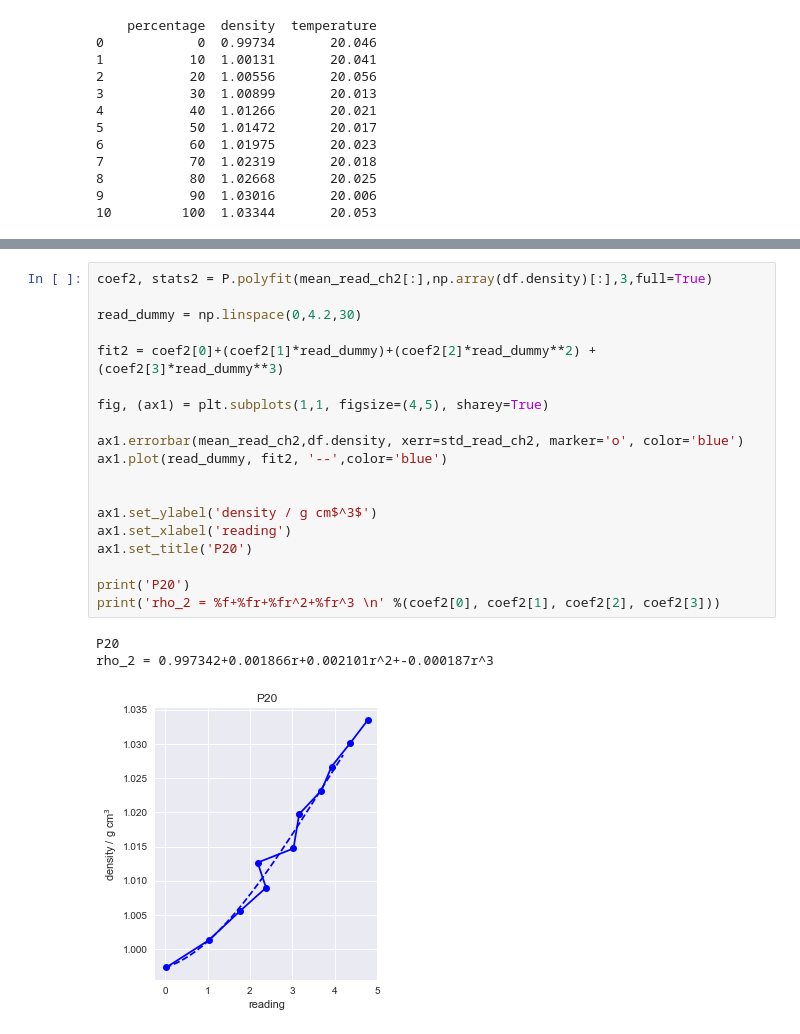
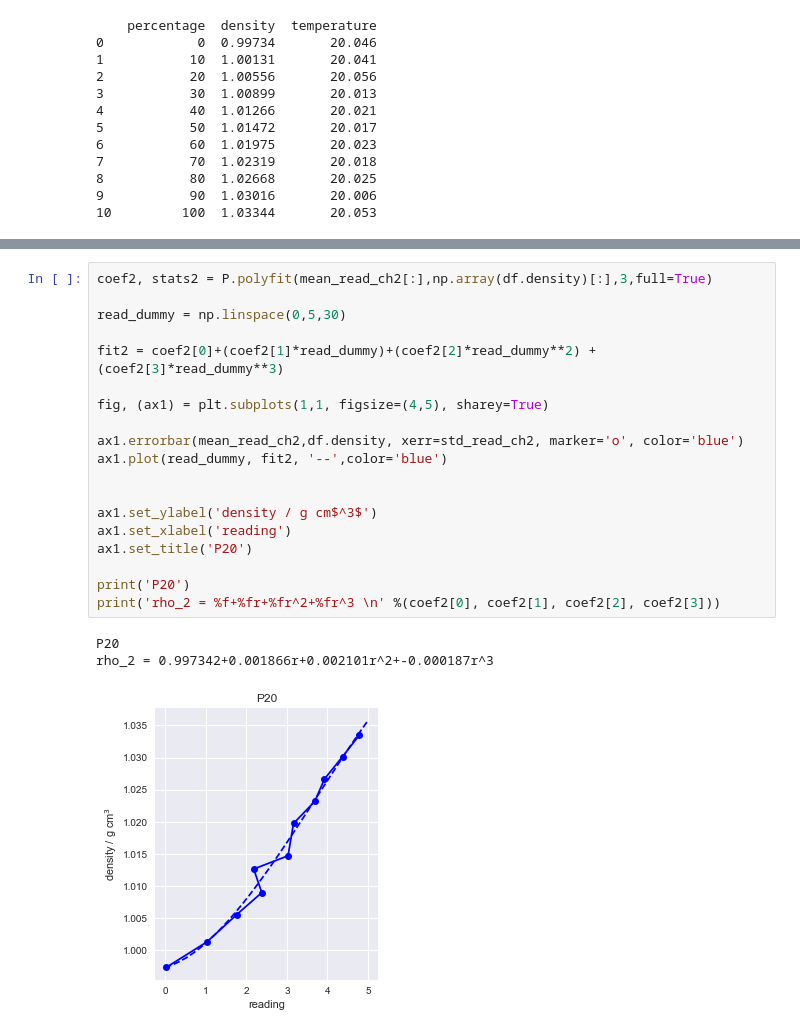
Before and after one commit to UBC-MOAD/MultipleCanyons, a Jupyter notebook: lab/Conduino/Calibration/notebooks/P20cm_probe_25apr19.ipynb, the cells around one changed output, grey strips where cells are left out. Drawn from its saved outputs; the diff is of its cells as text.

```diff
--- a/lab/Conduino/Calibration/notebooks/P20cm_probe_25apr19.ipynb
+++ b/lab/Conduino/Calibration/notebooks/P20cm_probe_25apr19.ipynb
@@ -98,23 +98,23 @@ Text(0.5,1,'CH2 - P20')
 # %%
 coef2, stats2 = P.polyfit(mean_read_ch2[:],np.array(df.density)[:],3,full=True)
 
-read_dummy = np.linspace(0,4.2,30)
+read_dummy = np.linspace(0,5,30)
 
 fit2 = coef2[0]+(coef2[1]*read_dummy)+(coef2[2]*read_dummy**2) + (coef2[3]*read_dummy**3)
 
 fig, (ax1) = plt.subplots(1,1, figsize=(4,5), sharey=True)
 
 ax1.errorbar(mean_read_ch2,df.density, xerr=std_read_ch2, marker='o', color='blue')
 ax1.plot(read_dummy, fit2, '--',color='blue')
 
 
 ax1.set_ylabel('density / g cm$^3$')
 ax1.set_xlabel('reading')
 ax1.set_title('P20')
 
 print('P20')
 print('rho_2 = %f+%fr+%fr^2+%fr^3 \n' %(coef2[0], coef2[1], coef2[2], coef2[3]))
 # %% [output]
 P20
 rho_2 = 0.997342+0.001866r+0.002101r^2+-0.000187r^3
-[figure, old version]
+[figure, new version]
```
Also changed, not shown: parts of 1 cell of this notebook, 3 other files.
